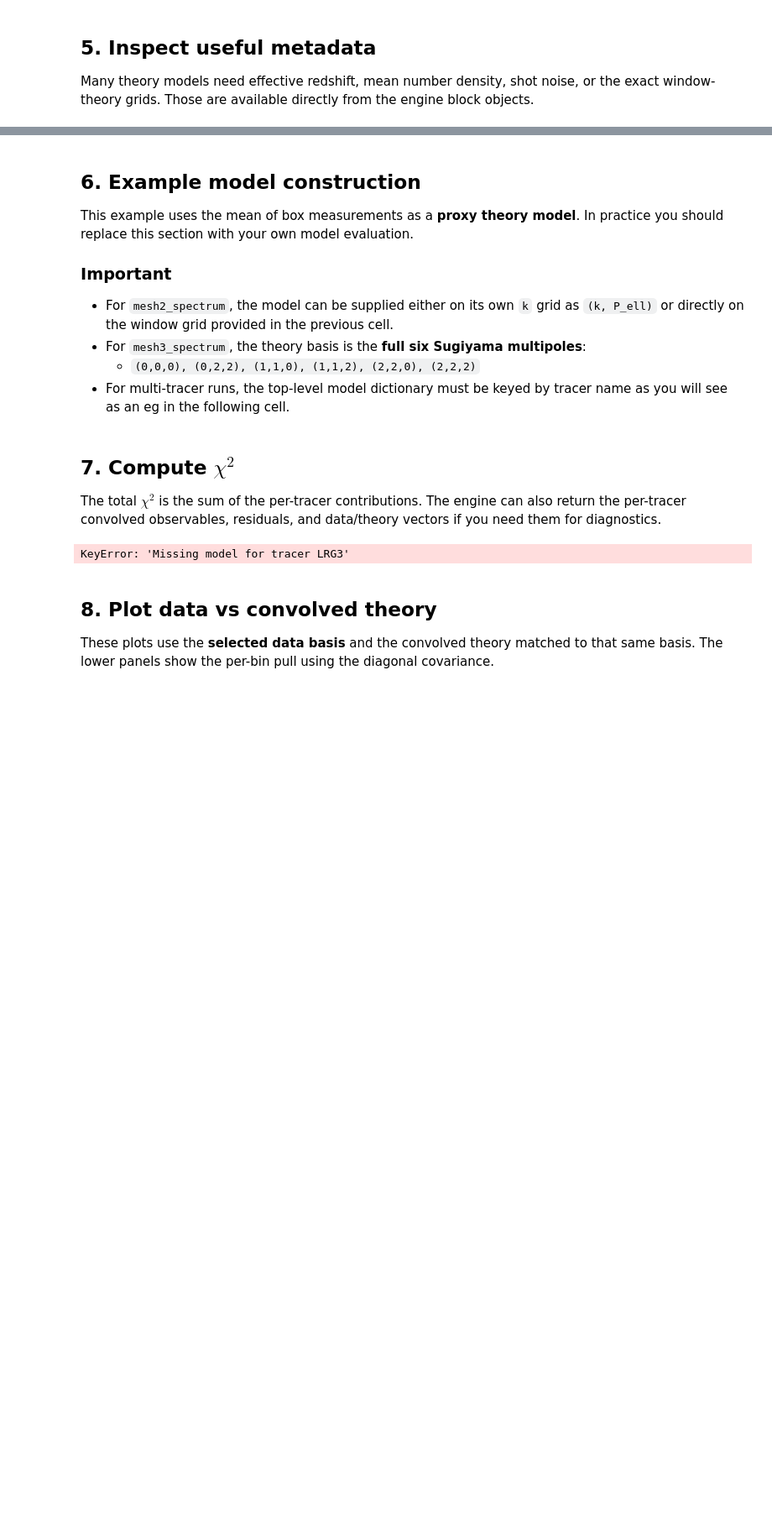
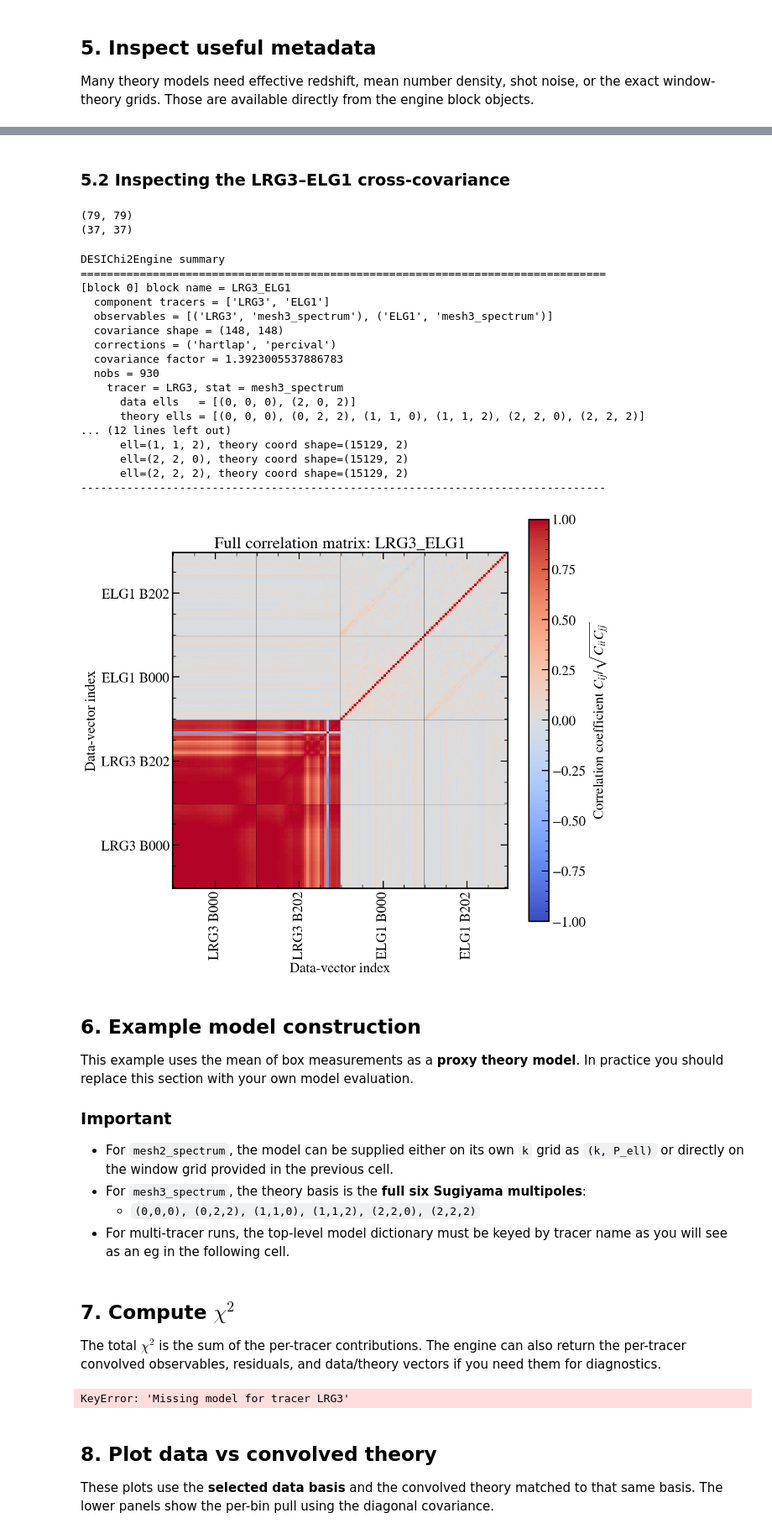
Before and after one commit to marcospellejero/desi-clustering, a Jupyter notebook: full_shape/nb/Compute_your_chi2_cleaned.ipynb, the cells around one changed output, grey strips where cells are left out. Shown at 84% size. Cells and saved outputs as stored; diff of their text form; code cells hidden in the pictures; blank space fills up the shorter version.

```diff
--- a/full_shape/nb/Compute_your_chi2_cleaned.ipynb
+++ b/full_shape/nb/Compute_your_chi2_cleaned.ipynb
@@ -990,11 +1278,14 @@ If you want to record the underlying file paths used by the engine, prefer `cach
 # %%
 engine = DESIChi2Engine(
     stats=['mesh2_spectrum', 'mesh3_spectrum'],
-    tracers=['LRG1', 'LRG2', 'LRG3', 'ELG1', 'ELG2', 'QSO1'],
-    version='abacus-hf-dr2-v2-altmtl',#'abacus-2ndgen-dr2-complete',
-    covariance='glam-uchuu-v2-altmtl', #'holi-v3-altmtl',
+    tracers=['LRG1', 'LRG2', 'LRG3_ELG1', 'ELG2', 'QSO1'],
+    joint_tracer_groups={
+        'LRG3_ELG1': ['LRG3', 'ELG1'],
+    },
+    version='abacus-hf-dr2-v2-altmtl',
+    covariance='holi-v3-altmtl',   # or 'glam-uchuu-v2-altmtl'
     stats_dir=Path('/global/cfs/cdirs/desicollab/science/cai/desi-clustering/dr2/summary_statistics/full_shape/base'),
-    cache_dir=None,  # set to a path like './_cache' for faster repeated runs
+    cache_dir=None,
     cache_mode='rw',
 )
 
@@ -1023,7 +1314,7 @@ DESIChi2Engine summary
 Many theory models need effective redshift, mean number density, shot noise, or the exact window-theory grids. Those are available directly from the engine block objects.
 # %%
 # Select one tracer block for metadata inspection
-block = get_block(engine, 'LRG2')
+block = get_block(engine, 'LRG1')
 
 # Power-spectrum objects
 i_pow = block.stat_names.index('mesh2_spectrum')
@@ -1083,0 +1422,22 @@ bispectrum Poisson term = [5.61685928e+08 5.13659786e+08 4.61858414e+08 4.136011
+# %% [markdown]
+### 5.2 Inspecting the LRG3–ELG1 cross-covariance
+# %%
+cov_layout = extract_block_covariance_layout(engine, 'LRG3_ELG1')
+C = cov_layout['matrix']
+
+# Cross covariance between LRG3 P0 and ELG1 P0
+s_lrg3_p0 = find_block_slice(cov_layout, 'LRG3', 'mesh2_spectrum', 0)
+s_elg1_p0 = find_block_slice(cov_layout, 'ELG1', 'mesh2_spectrum', 0)
+
+C_LRG3P0_ELG1P0 = C[s_lrg3_p0, s_elg1_p0]
+print(C_LRG3P0_ELG1P0.shape)
+
+# Cross covariance between LRG3 B000 and ELG1 B202
+s_lrg3_b000 = find_block_slice(cov_layout, 'LRG3', 'mesh3_spectrum', (0, 0, 0))
+s_elg1_b202 = find_block_slice(cov_layout, 'ELG1', 'mesh3_spectrum', (2, 0, 2))
+
+C_LRG3B000_ELG1B202 = C[s_lrg3_b000, s_elg1_b202]
+print(C_LRG3B000_ELG1B202.shape)
+# %% [output]
+(79, 79)
+(37, 37)
@@ -1084,3 +1525,28 @@ bispectrum Poisson term = [5.61685928e+08 5.13659786e+08 4.61858414e+08 4.136011
+# %%
+fig, ax, R_LRG3_ELG1, cov_layout_LRG3_ELG1 = plot_block_correlation_matrix(
+    engine,
+    block_name='LRG3_ELG1',
+)
+plt.show()
+# %% [output]
+DESIChi2Engine summary
+================================================================================
+[block 0] block name = LRG3_ELG1
+  component tracers = ['LRG3', 'ELG1']
+  observables = [('LRG3', 'mesh3_spectrum'), ('ELG1', 'mesh3_spectrum')]
+  covariance shape = (148, 148)
+  corrections = ('hartlap', 'percival')
+  covariance factor = 1.3923005537886783
+  nobs = 930
+    tracer = LRG3, stat = mesh3_spectrum
+      data ells   = [(0, 0, 0), (2, 0, 2)]
+      theory ells = [(0, 0, 0), (0, 2, 2), (1, 1, 0), (1, 1, 2), (2, 2, 0), (2, 2, 2)]
+... (12 lines left out)
+      ell=(1, 1, 2), theory coord shape=(15129, 2)
+      ell=(2, 2, 0), theory coord shape=(15129, 2)
+      ell=(2, 2, 2), theory coord shape=(15129, 2)
+--------------------------------------------------------------------------------
+[figure, added]
 # %% [markdown]
 ## 6. Example model construction
 
```
Also changed, not shown: parts of 7 cells of this notebook.
